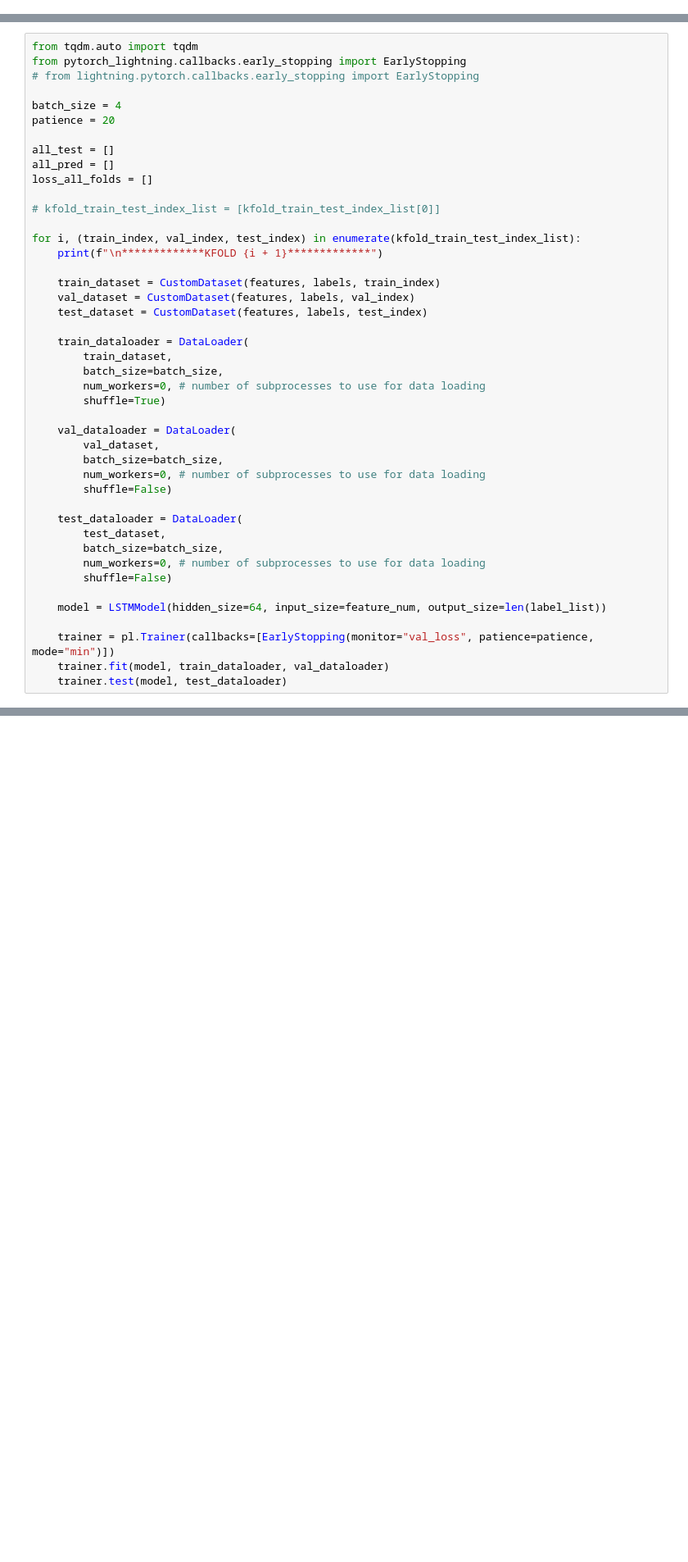
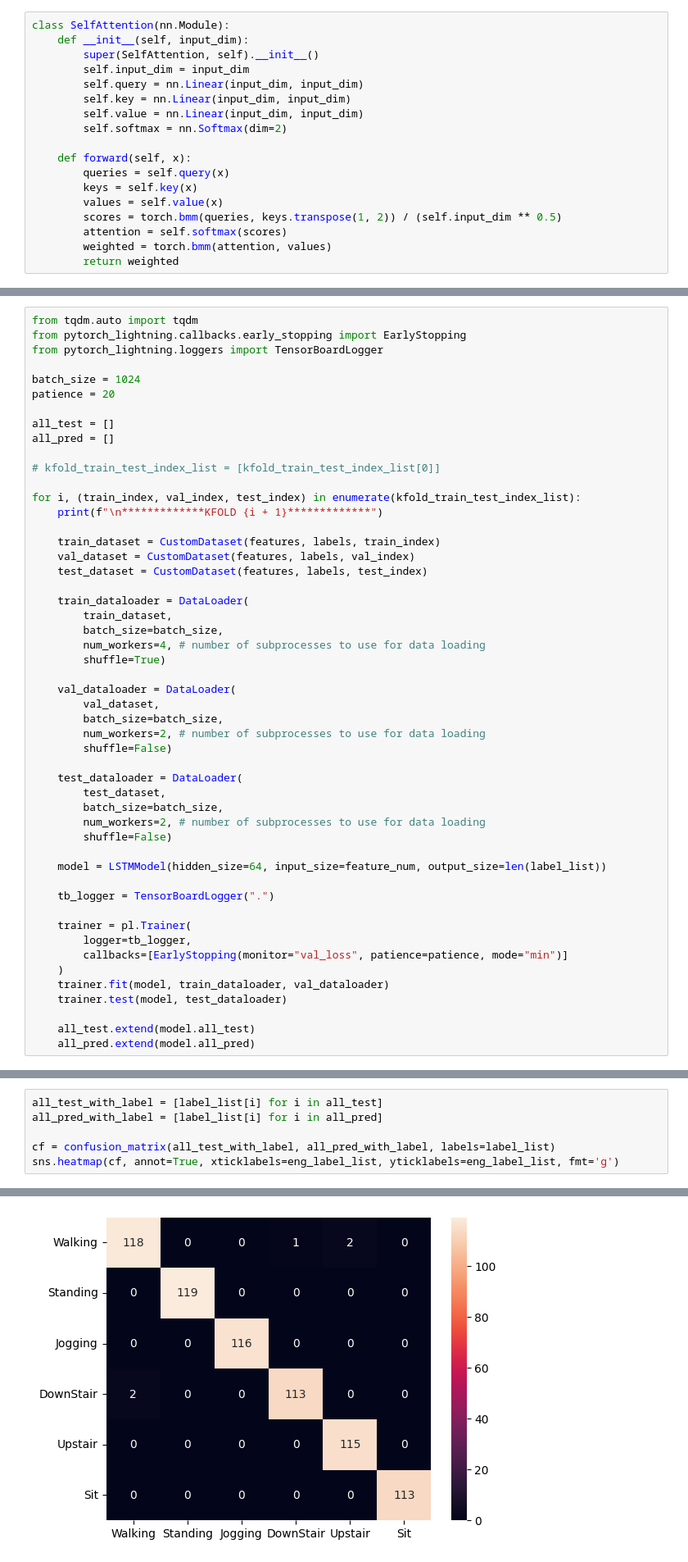
Before and after one commit to Tyern/acttivity_recognition, a Jupyter notebook: notebooks/LSTM_attention_lightning_model.ipynb, the cells around one changed output, grey strips where cells are left out. Shown at 82% size. Cells and saved outputs as stored; diff of their text form; blank space fills up the shorter version.

Commit message:
update self attention LSTM model

```diff
--- a/notebooks/LSTM_attention_lightning_model.ipynb
+++ b/notebooks/LSTM_attention_lightning_model.ipynb
@@ -191,0 +148,18 @@ def test():
+# %%
+class SelfAttention(nn.Module):
+    def __init__(self, input_dim):
+        super(SelfAttention, self).__init__()
+        self.input_dim = input_dim
+        self.query = nn.Linear(input_dim, input_dim)
+        self.key = nn.Linear(input_dim, input_dim)
+        self.value = nn.Linear(input_dim, input_dim)
+        self.softmax = nn.Softmax(dim=2)
+
+    def forward(self, x):
+        queries = self.query(x)
+        keys = self.key(x)
+        values = self.value(x)
+        scores = torch.bmm(queries, keys.transpose(1, 2)) / (self.input_dim ** 0.5)
+        attention = self.softmax(scores)
+        weighted = torch.bmm(attention, values)
+        return weighted
@@ -319,14 +322,13 @@ Non-trainable params: 0
 # %%
 from tqdm.auto import tqdm
 from pytorch_lightning.callbacks.early_stopping import EarlyStopping
-# from lightning.pytorch.callbacks.early_stopping import EarlyStopping
+from pytorch_lightning.loggers import TensorBoardLogger
 
-batch_size = 4
+batch_size = 1024
 patience = 20
 
 all_test = []
 all_pred = []
-loss_all_folds = []
 
 # kfold_train_test_index_list = [kfold_train_test_index_list[0]]
 
@@ -340,24 +342,32 @@ for i, (train_index, val_index, test_index) in enumerate(kfold_train_test_index_
     train_dataloader = DataLoader(
         train_dataset,
         batch_size=batch_size,
-        num_workers=0, # number of subprocesses to use for data loading
+        num_workers=4, # number of subprocesses to use for data loading
         shuffle=True)
 
     val_dataloader = DataLoader(
         val_dataset,
         batch_size=batch_size,
-        num_workers=0, # number of subprocesses to use for data loading
+        num_workers=2, # number of subprocesses to use for data loading
         shuffle=False)
 
     test_dataloader = DataLoader(
         test_dataset,
         batch_size=batch_size,
-        num_workers=0, # number of subprocesses to use for data loading
+        num_workers=2, # number of subprocesses to use for data loading
         shuffle=False)
 
     model = LSTMModel(hidden_size=64, input_size=feature_num, output_size=len(label_list))
 
-    trainer = pl.Trainer(callbacks=[EarlyStopping(monitor="val_loss", patience=patience, mode="min")])
+    tb_logger = TensorBoardLogger(".")
+
+    trainer = pl.Trainer(
+        logger=tb_logger,
+        callbacks=[EarlyStopping(monitor="val_loss", patience=patience, mode="min")]
+    )
     trainer.fit(model, train_dataloader, val_dataloader)
     trainer.test(model, test_dataloader)
+
+    all_test.extend(model.all_test)
+    all_pred.extend(model.all_pred)
 # %% [output]
@@ -474,0 +397,7 @@ HPU available: False, using: 0 HPUs
+# %%
+all_test_with_label = [label_list[i] for i in all_test]
+all_pred_with_label = [label_list[i] for i in all_pred]
+
+cf = confusion_matrix(all_test_with_label, all_pred_with_label, labels=label_list)
+sns.heatmap(cf, annot=True, xticklabels=eng_label_list, yticklabels=eng_label_list, fmt='g')
+# %% [output]
@@ -474,0 +405 @@ HPU available: False, using: 0 HPUs
+[figure, added]
```
Also changed, not shown: parts of 16 cells of this notebook, 10 other files.
